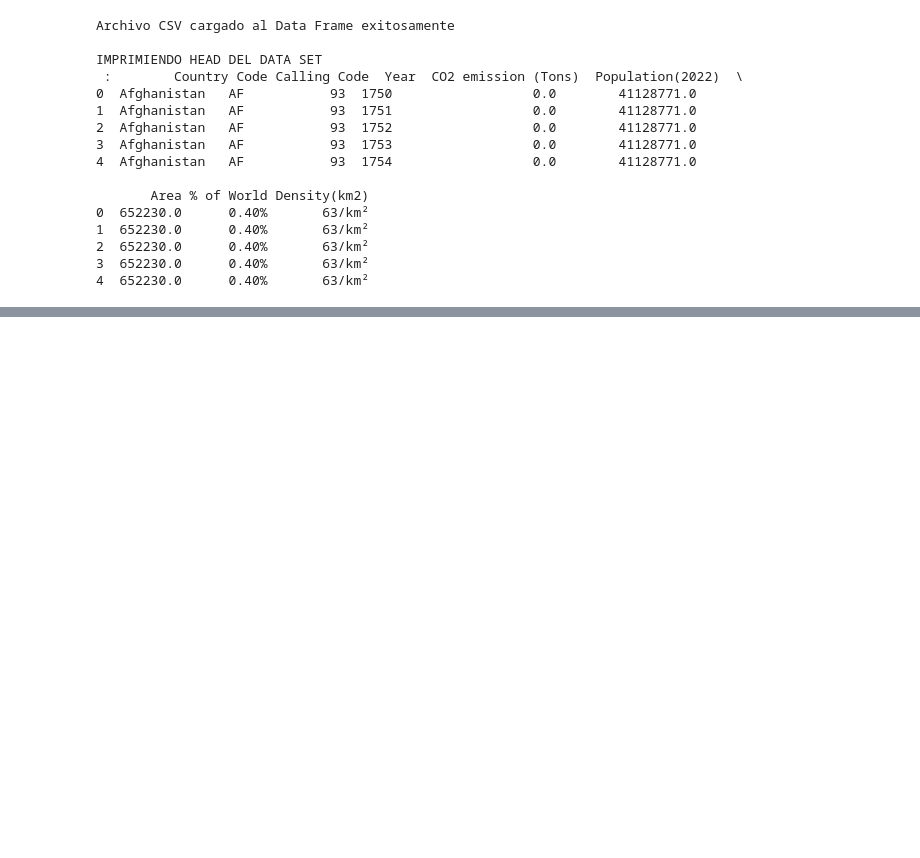
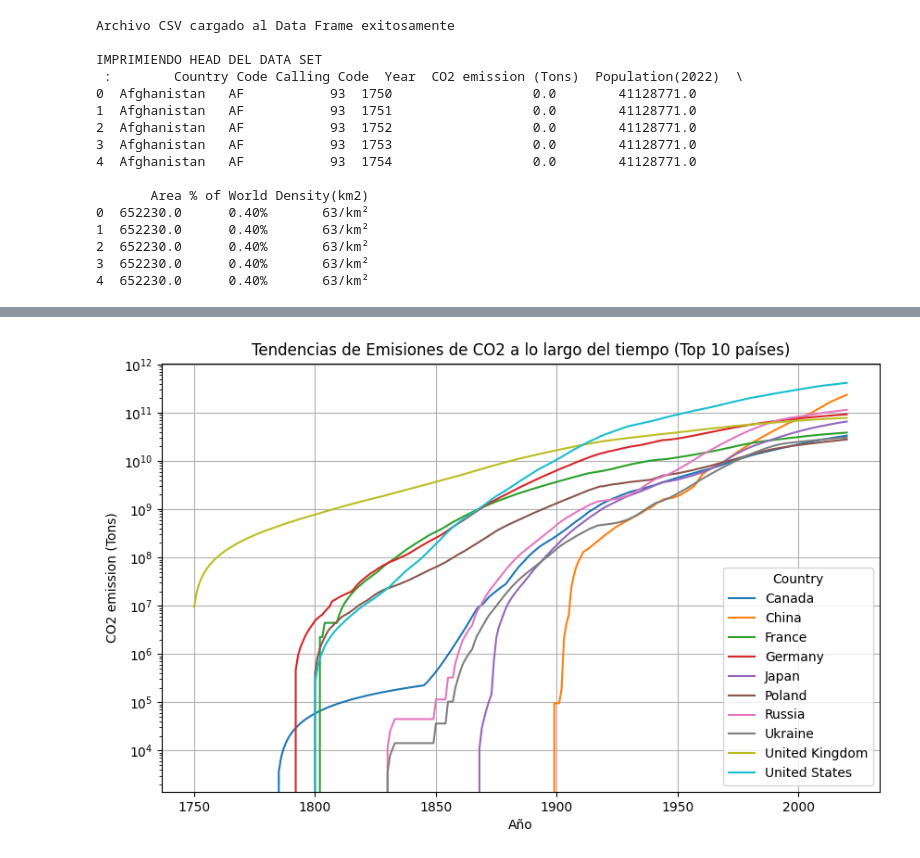
Before and after one commit to spamella04/InteligenciadeNegocios2024, a Jupyter notebook: GCHANG - U3T2/GCHANG_U3T2_C02_Emission_By_Country.ipynb, the cells around one changed output, grey strips where cells are left out. Cells and saved outputs as stored; diff of their text form; code cells hidden in the pictures; blank space fills up the shorter version.

```diff
--- a/GCHANG - U3T2/GCHANG_U3T2_C02_Emission_By_Country.ipynb
+++ b/GCHANG - U3T2/GCHANG_U3T2_C02_Emission_By_Country.ipynb
@@ -104,0 +132,14 @@ Area                  110381.5    492573.0  1.709824e+07
+# %%
+plt.figure(figsize=(10, 6))
+
+top_paises = data_frame_modificado.groupby('Country')['CO2 emission (Tons)'].sum().sort_values(ascending=False).head(10).index
+sea.lineplot(data=data_frame_modificado[data_frame_modificado['Country'].isin(top_paises)], x='Year', y='CO2 emission (Tons)', hue='Country')
+
+plt.title('Tendencias de Emisiones de CO2 a lo largo del tiempo (Top 10 países)')
+plt.xlabel('Año')
+plt.ylabel('CO2 emission (Tons)')
+plt.yscale('log')
+plt.grid(True)
+plt.show()
+# %% [output]
+[figure, added]
```
Also changed, not shown: parts of 5 cells of this notebook.
